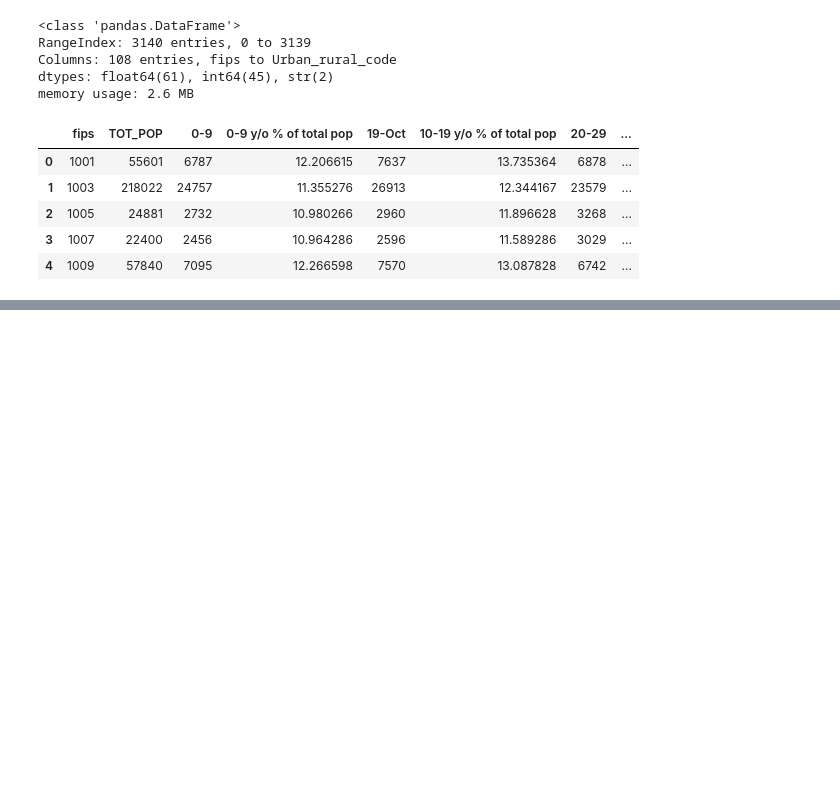
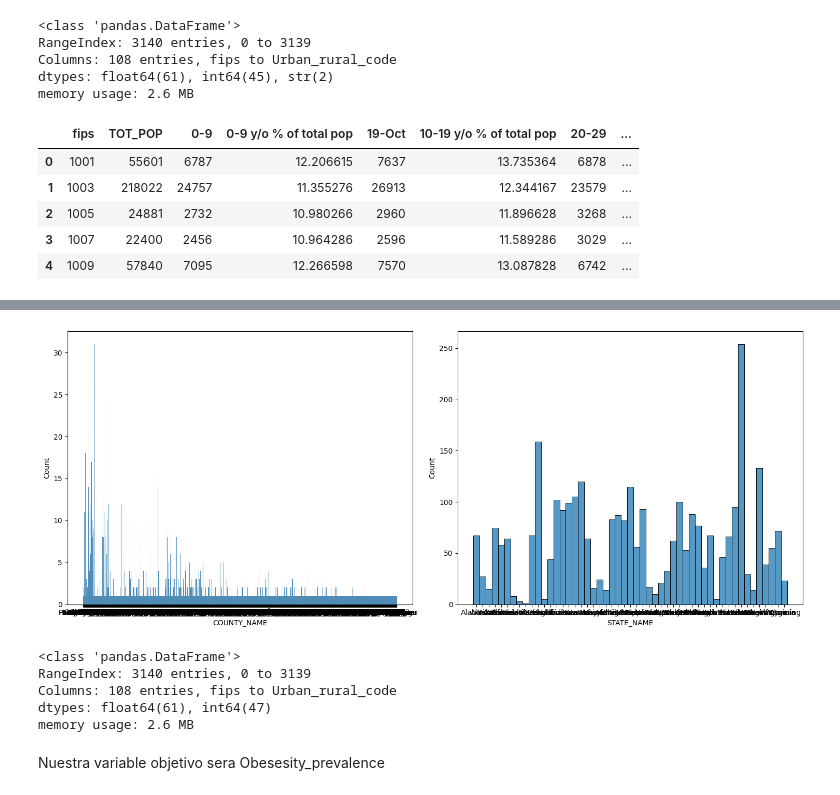
Before and after one commit to LeandroR093/RLR, a Jupyter notebook: src/explore.ipynb, the cells around one changed output, grey strips where cells are left out. Drawn from its saved outputs; the diff is of its cells as text; code cells hidden in the pictures; blank space fills up the shorter version.

```diff
--- a/src/explore.ipynb
+++ b/src/explore.ipynb
@@ -39,0 +69,21 @@ df.head()
+# %%
+fig, axis= plt.subplots(1,2, figsize=(15,6))
+
+sns.histplot(ax= axis[0], data = df, x = 'COUNTY_NAME')
+sns.histplot(ax= axis[1], data = df, x = 'STATE_NAME')
+
+plt.tight_layout()
+plt.show()
+# %% [output]
+[figure, added]
+# %%
+df['COUNTY_NAME'] = pd.factorize(df['COUNTY_NAME'])[0]
+df['STATE_NAME'] = pd.factorize(df['STATE_NAME'])[0]
+
+df.info()
+# %% [output]
+<class 'pandas.DataFrame'>
+RangeIndex: 3140 entries, 0 to 3139
+Columns: 108 entries, fips to Urban_rural_code
+dtypes: float64(61), int64(47)
+memory usage: 2.6 MB
@@ -39,0 +93,2 @@ df.head()
+# %% [markdown]
+Nuestra variable objetivo sera Obesesity_prevalence
```
Also changed, not shown: parts of 32 cells of this notebook, 6 other files.
